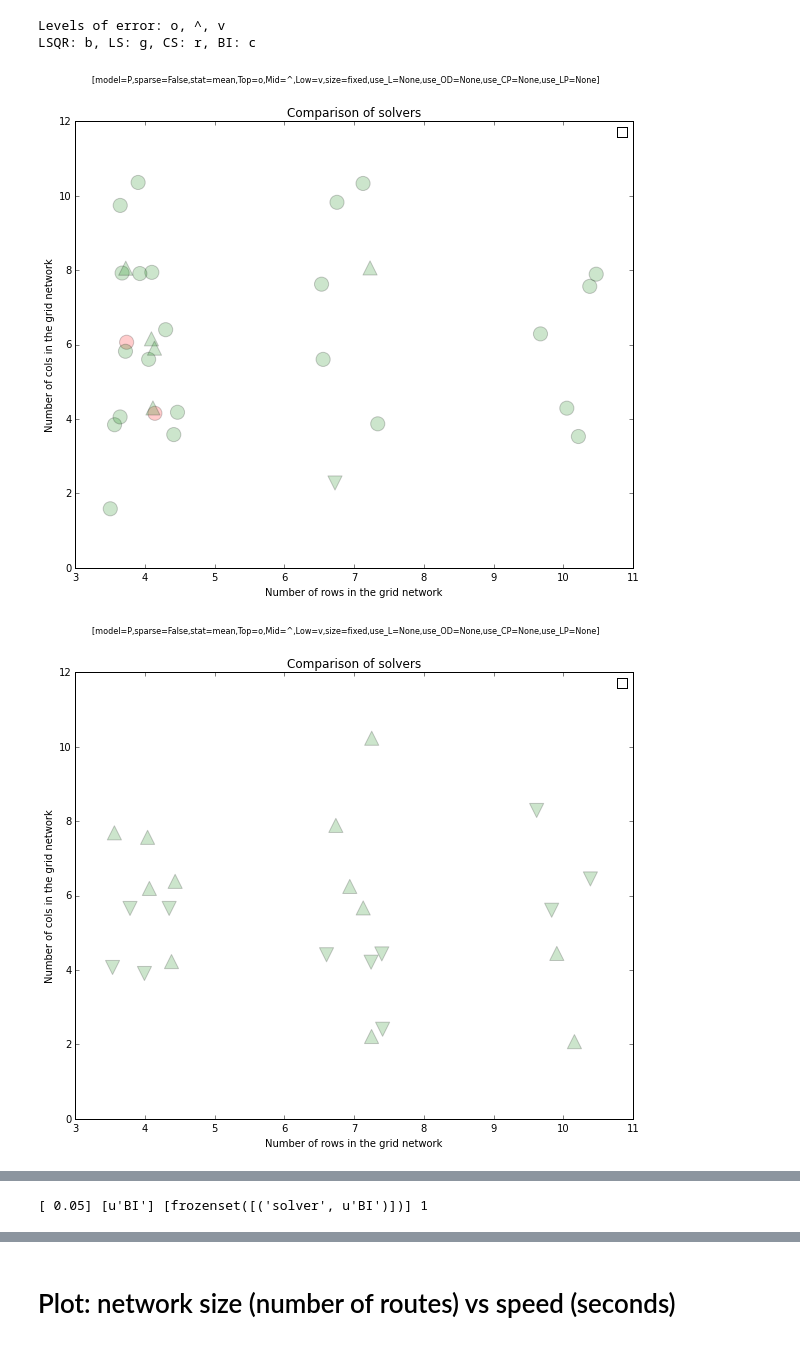
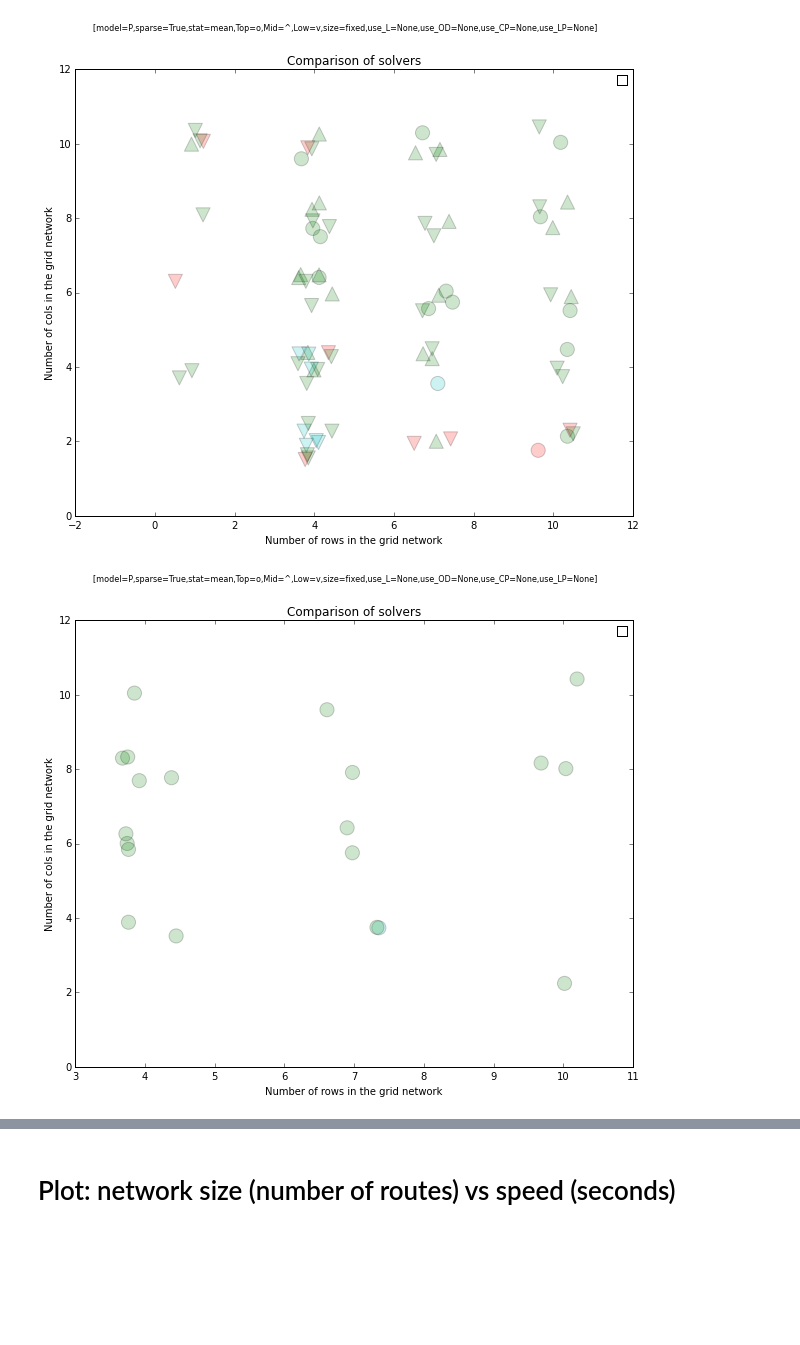
Before and after one commit to cathywu/traffic-estimation-comparison, a Jupyter notebook: ScenarioSpace Plots.ipynb, the cells around one changed output, grey strips where cells are left out. Saved outputs shown, nothing was run; the diff lists cells and outputs as text; code cells hidden in the pictures; blank space fills up the shorter version.

Commit message:
ipython notebook plots

```diff
--- a/ScenarioSpace Plots.ipynb
+++ b/ScenarioSpace Plots.ipynb
@@ -9,20 +41,12 @@ SS.load_output()
 # %%
-print 'Levels of error: o, ^, v'
-print 'LSQR: b, LS: g, CS: r, BI: c'
-SS.plot_solver_comparison(sparse=False, caption='', model='P', max_NLPCP=200,
-                          error_leq=0.1, error_leq2=0.3, error_leq3=0.5, b2n_leq=1.00, b2n_geq=0.95)
-SS.plot_solver_comparison(sparse=False, caption='', model='P', max_NLPCP=200,
-                          error_leq=0.1, error_leq2=0.3, error_leq3=0.5, b2n_leq=0.95, b2n_geq=0.85)
-SS.plot_solver_comparison(sparse=False, caption='', model='P', max_NLPCP=200,
-                          error_leq=0.1, error_leq2=0.3, error_leq3=0.5, b2n_leq=0.85, b2n_geq=0.00)
-SS.plot_solver_comparison(sparse=True, caption='', model='P', max_NLPCP=200,
-                          error_leq=0.1, error_leq2=0.3, error_leq3=0.5, b2n_leq=1.00, b2n_geq=0.95)
-SS.plot_solver_comparison(sparse=True, caption='', model='P', max_NLPCP=200,
-                          error_leq=0.1, error_leq2=0.3, error_leq3=0.5, b2n_leq=0.95, b2n_geq=0.85)
-SS.plot_solver_comparison(sparse=True, caption='', model='P', max_NLPCP=200,
-                          error_leq=0.1, error_leq2=0.3, error_leq3=0.5, b2n_leq=0.85, b2n_geq=0.00)
+SS.plot_solver_comparison(sparse=True, caption='', model='P', error_leq=0.1,
+                          error_leq2=0.3, error_leq3=10, b2n_leq=1.00, b2n_geq=0.00)
+SS.plot_solver_comparison(sparse=True, caption='', model='P', error_leq=0.1,
+                          error_leq2=0.3, error_leq3=10, b2n_leq=1.00, b2n_geq=0.95)
+SS.plot_solver_comparison(sparse=True, caption='', model='P', error_leq=0.1,
+                          error_leq2=0.3, error_leq3=10, b2n_leq=0.95, b2n_geq=0.85)
+SS.plot_solver_comparison(sparse=True, caption='', model='P', error_leq=0.1,
+                          error_leq2=0.3, error_leq3=10, b2n_leq=0.85, b2n_geq=0.00)
 # %% [output]
-Levels of error: o, ^, v
-LSQR: b, LS: g, CS: r, BI: c
-[figure, old version]
+[figure, new version]
-[figure, old version]
+[figure, new version]
@@ -30 +53,0 @@ LSQR: b, LS: g, CS: r, BI: c
-[ 0.05] [u'BI'] [frozenset([('solver', u'BI')])] 1
```
Also changed, not shown: parts of 7 cells of this notebook, 1 other file.
